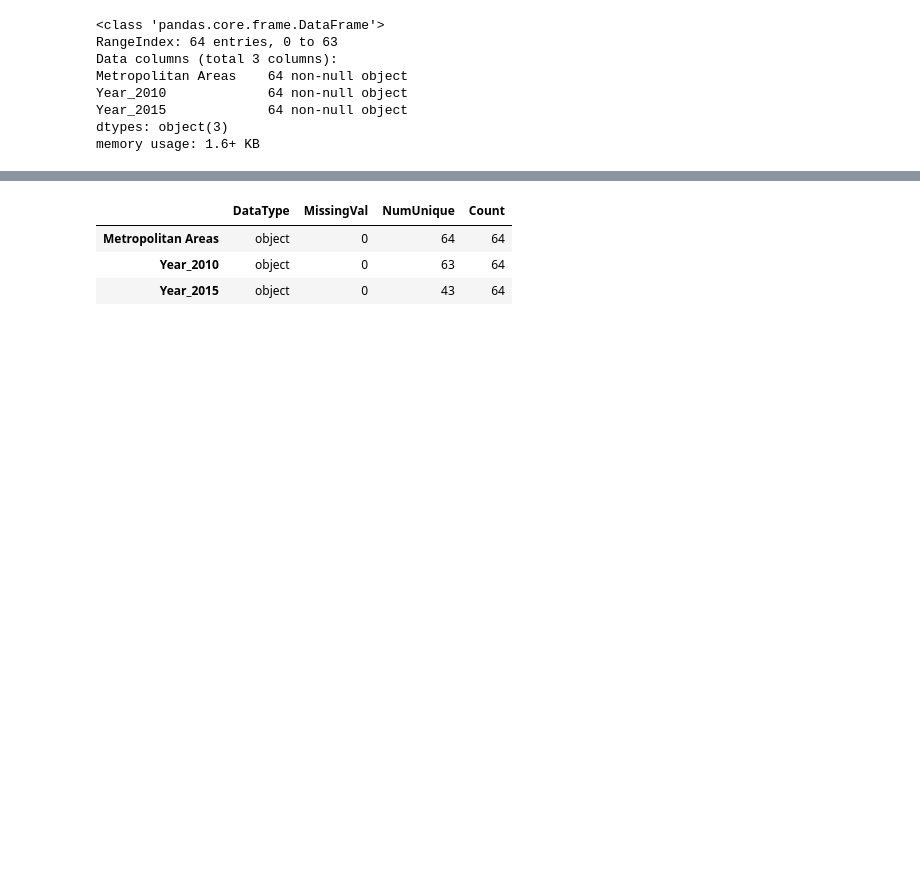
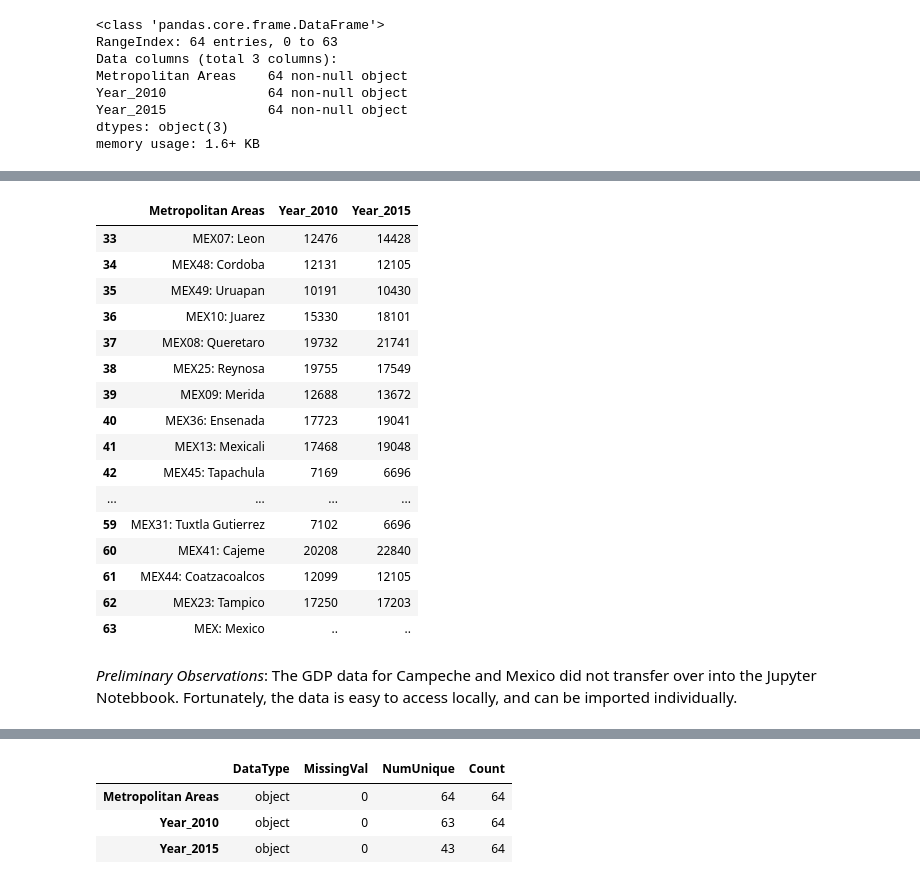
Before and after one commit to EmSchoof/AdolescentMaternalMortality, a Jupyter notebook: mexico_gdp/region_gdp.ipynb, the cells around one changed output, grey strips where cells are left out. Saved outputs shown, nothing was run; the diff lists cells and outputs as text; code cells hidden in the pictures; blank space fills up the shorter version.

```diff
--- a/mexico_gdp/region_gdp.ipynb
+++ b/mexico_gdp/region_gdp.ipynb
@@ -35,0 +49,22 @@ mexico_gdp.head()
+# %%
+mexico_gdp.tail(31)
+# %% [output]
+|  | Metropolitan Areas | Year_2010 | Year_2015 |
+| 33 | MEX07: Leon | 12476 | 14428 |
+| 34 | MEX48: Cordoba | 12131 | 12105 |
+| 35 | MEX49: Uruapan | 10191 | 10430 |
+| 36 | MEX10: Juarez | 15330 | 18101 |
+| 37 | MEX08: Queretaro | 19732 | 21741 |
+| 38 | MEX25: Reynosa | 19755 | 17549 |
+| 39 | MEX09: Merida | 12688 | 13672 |
+| 40 | MEX36: Ensenada | 17723 | 19041 |
+| 41 | MEX13: Mexicali | 17468 | 19048 |
+| 42 | MEX45: Tapachula | 7169 | 6696 |
+| ... | ... | ... | ... |
+| 59 | MEX31: Tuxtla Gutierrez | 7102 | 6696 |
+| 60 | MEX41: Cajeme | 20208 | 22840 |
+| 61 | MEX44: Coatzacoalcos | 12099 | 12105 |
+| 62 | MEX23: Tampico | 17250 | 17203 |
+| 63 | MEX: Mexico | .. | .. |
+# %% [markdown]
+*Preliminary Observations*: The GDP data for Campeche and Mexico did not transfer over into the Jupyter Notebbook. Fortunately, the data is easy to access locally, and can be imported individually.
```
Also changed, not shown: parts of 6 cells of this notebook, 2 other files.
